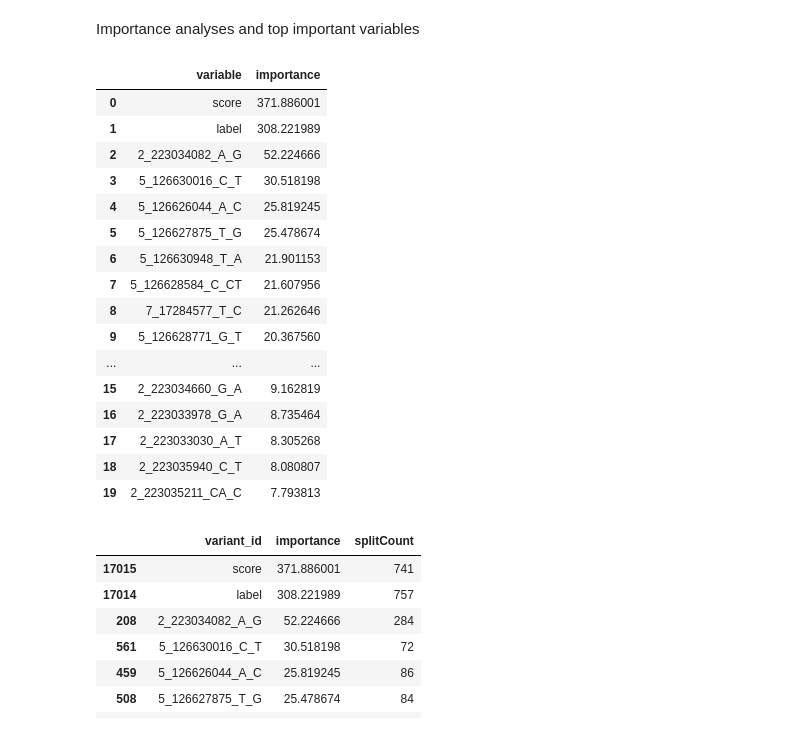
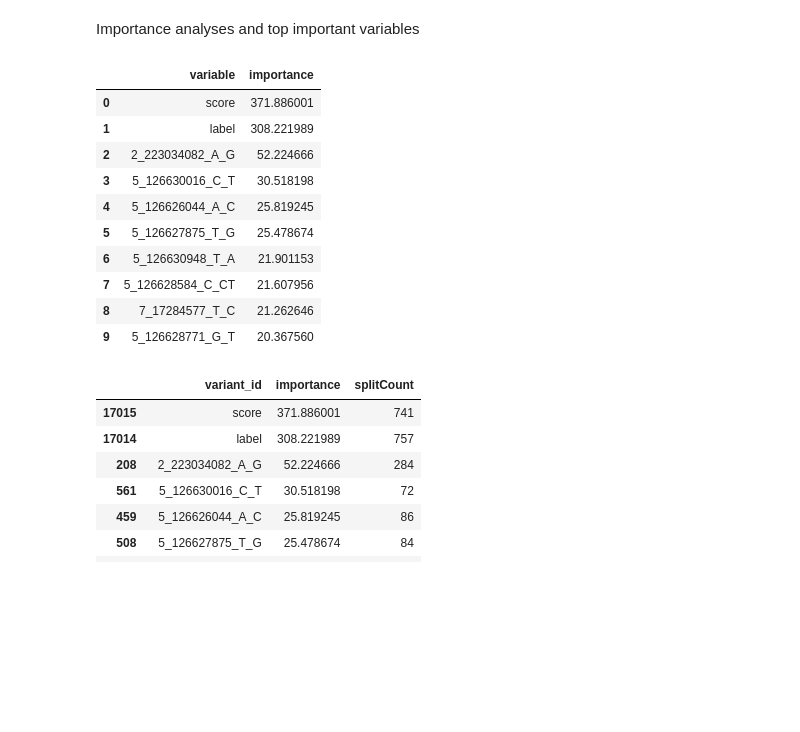
Before and after one commit to aehrc/VariantSpark, a Jupyter notebook: examples/notebooks/variantspark_nohail_demo.ipynb, the cells around one changed output. Drawn from its saved outputs; the diff is of its cells as text; code cells hidden in the pictures; blank space fills up the shorter version.

```diff
--- a/examples/notebooks/variantspark_nohail_demo.ipynb
+++ b/examples/notebooks/variantspark_nohail_demo.ipynb
@@ -72,25 +92,19 @@ Importance analyses and top important variables
 # %%
 ia = rf.importance_analysis()
 # %%
-ia.important_variables(limit=20, normalized=False)
+ia.important_variables(limit=10, normalized=False)
 # %% [output]
 |  | variable | importance |
 | 0 | score | 371.886001 |
 | 1 | label | 308.221989 |
 | 2 | 2_223034082_A_G | 52.224666 |
 | 3 | 5_126630016_C_T | 30.518198 |
 | 4 | 5_126626044_A_C | 25.819245 |
 | 5 | 5_126627875_T_G | 25.478674 |
 | 6 | 5_126630948_T_A | 21.901153 |
 | 7 | 5_126628584_C_CT | 21.607956 |
 | 8 | 7_17284577_T_C | 21.262646 |
 | 9 | 5_126628771_G_T | 20.367560 |
-| ... | ... | ... |
-| 15 | 2_223034660_G_A | 9.162819 |
-| 16 | 2_223033978_G_A | 8.735464 |
-| 17 | 2_223033030_A_T | 8.305268 |
-| 18 | 2_223035940_C_T | 8.080807 |
-| 19 | 2_223035211_CA_C | 7.793813 |
 # %%
 import pandas as pd
 pd.set_option('display.max_rows', 10)
```
Also changed, not shown: parts of 3 cells of this notebook.
